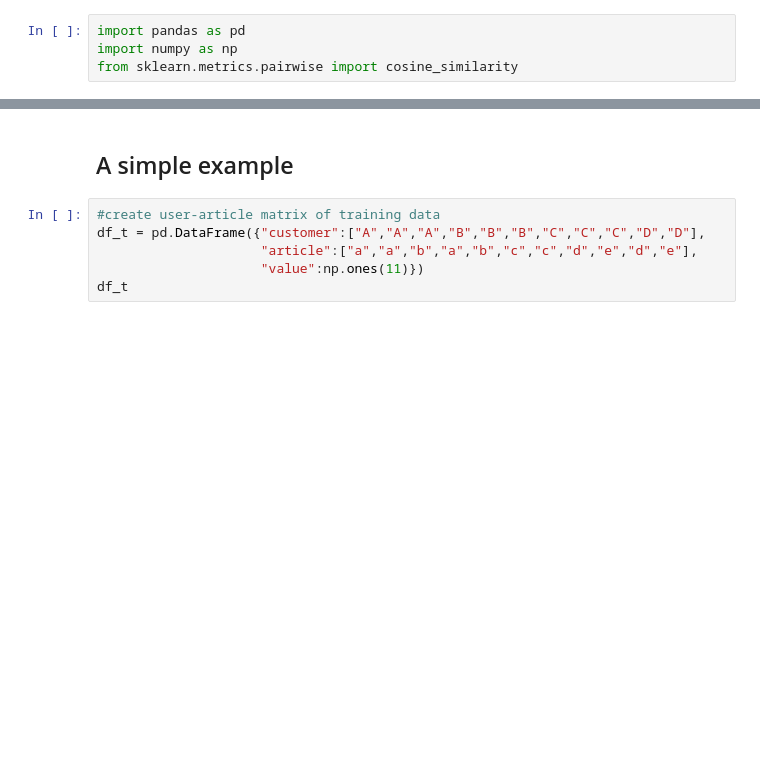
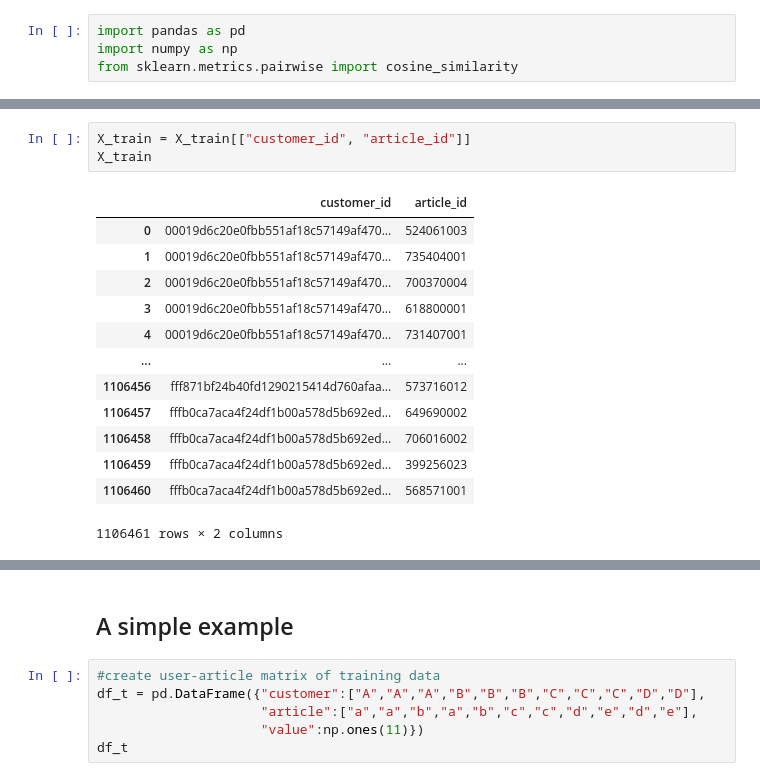
Before and after one commit to alexkychen/HMproduct, a Jupyter notebook: notebook/User-based collaborative filtering.ipynb, the cells around one changed output, grey strips where cells are left out. Drawn from its saved outputs; the diff is of its cells as text; blank space fills up the shorter version.

```diff
--- a/notebook/User-based collaborative filtering.ipynb
+++ b/notebook/User-based collaborative filtering.ipynb
@@ -65,0 +162,17 @@ user_collaborative_filter(X, target_user = "B",similar_user_number = 2)
+# %%
+X_train = X_train[["customer_id", "article_id"]]
+X_train
+# %% [output]
+|  | customer_id | article_id |
+| 0 | 00019d6c20e0fbb551af18c57149af470... | 524061003 |
+| 1 | 00019d6c20e0fbb551af18c57149af470... | 735404001 |
+| 2 | 00019d6c20e0fbb551af18c57149af470... | 700370004 |
+| 3 | 00019d6c20e0fbb551af18c57149af470... | 618800001 |
+| 4 | 00019d6c20e0fbb551af18c57149af470... | 731407001 |
+| ... | ... | ... |
+| 1106456 | fff871bf24b40fd1290215414d760afaa... | 573716012 |
+| 1106457 | fffb0ca7aca4f24df1b00a578d5b692ed... | 649690002 |
+| 1106458 | fffb0ca7aca4f24df1b00a578d5b692ed... | 706016002 |
+| 1106459 | fffb0ca7aca4f24df1b00a578d5b692ed... | 399256023 |
+| 1106460 | fffb0ca7aca4f24df1b00a578d5b692ed... | 568571001 |
+1106461 rows × 2 columns
```
Also changed, not shown: parts of 16 cells of this notebook, 1 other file.
